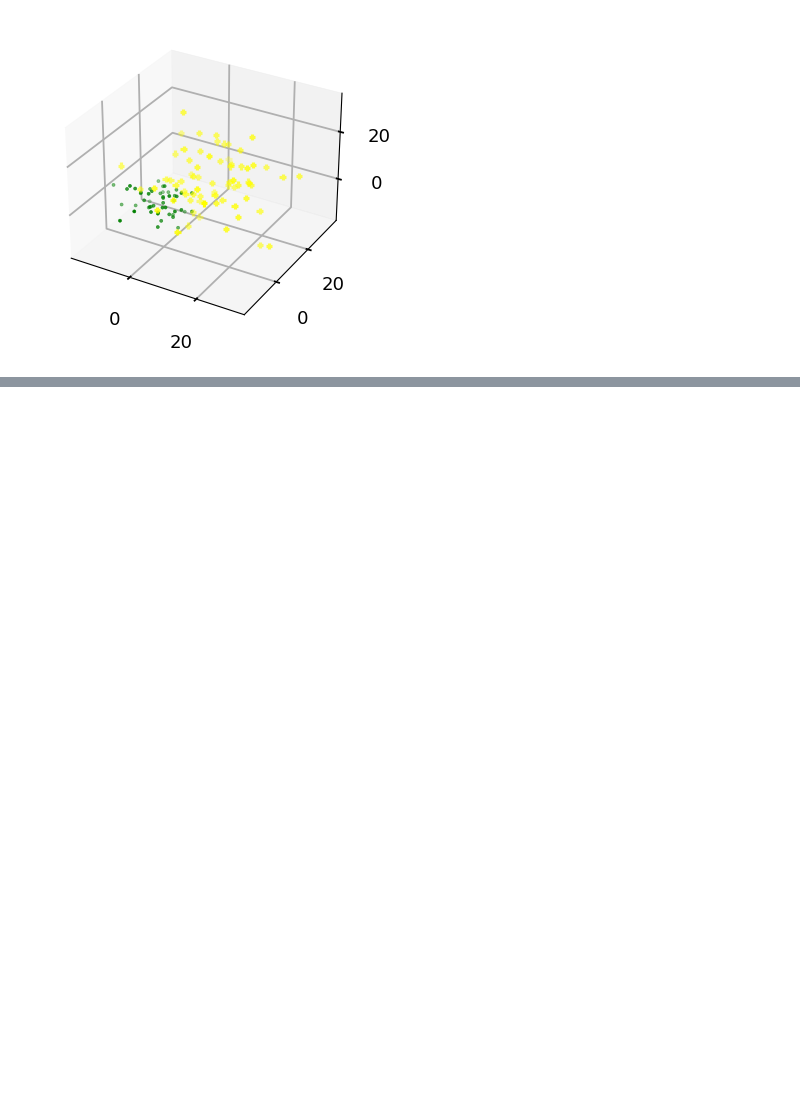
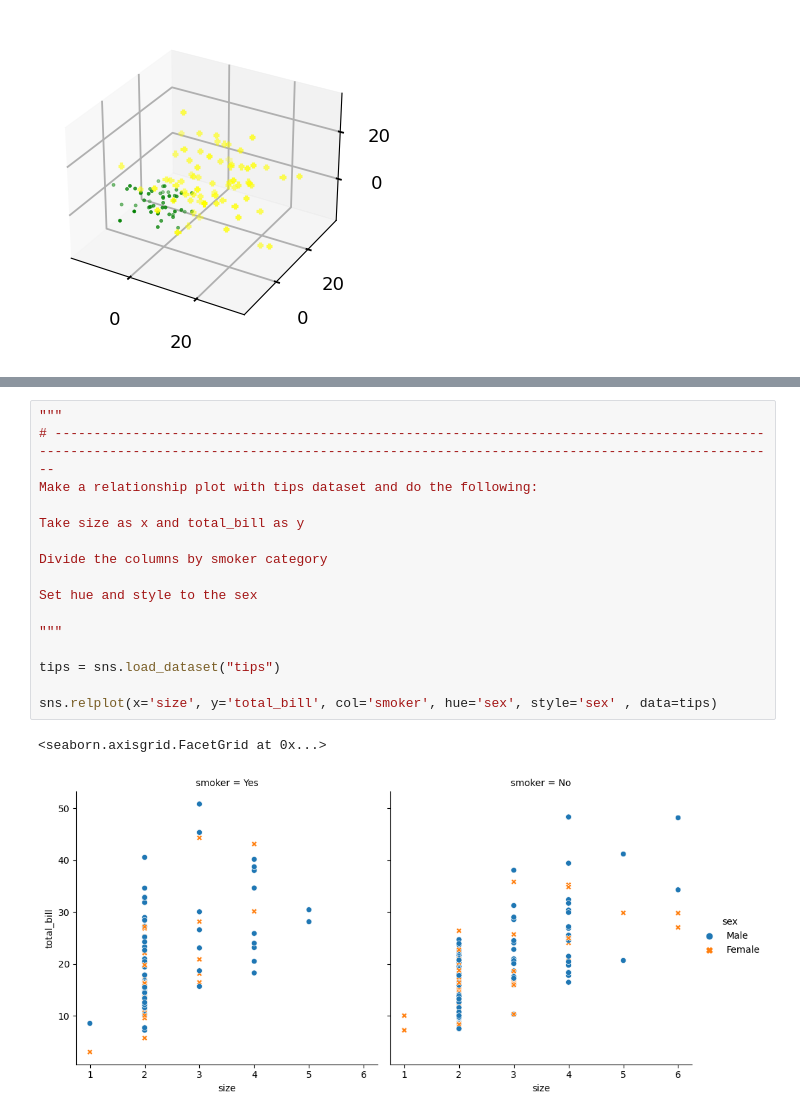
Before and after one commit to pcmoraesmenezes/Data-Science-and-Machine-Learning-Course, a Jupyter notebook: Introduction/data_visualization/exercises.ipynb, the cells around one changed output, grey strips where cells are left out. Cells and saved outputs as stored; diff of their text form; blank space fills up the shorter version.

```diff
--- a/Introduction/data_visualization/exercises.ipynb
+++ b/Introduction/data_visualization/exercises.ipynb
@@ -186,0 +213,19 @@ ax.scatter(X, Y, Z, marker='+', color='yellow')
+# %%
+"""
+# ------------------------------------------------------------------------------------------------------------------------------------------------------------------------------------------
+Make a relationship plot with tips dataset and do the following:
+
+Take size as x and total_bill as y
+
+Divide the columns by smoker category
+
+Set hue and style to the sex
+
+"""
+
+tips = sns.load_dataset("tips")
+
+sns.relplot(x='size', y='total_bill', col='smoker', hue='sex', style='sex' , data=tips)
+# %% [output]
+<seaborn.axisgrid.FacetGrid at 0x...>
+[figure, added]
```
Also changed, not shown: parts of 2 cells of this notebook, 3 other files.
